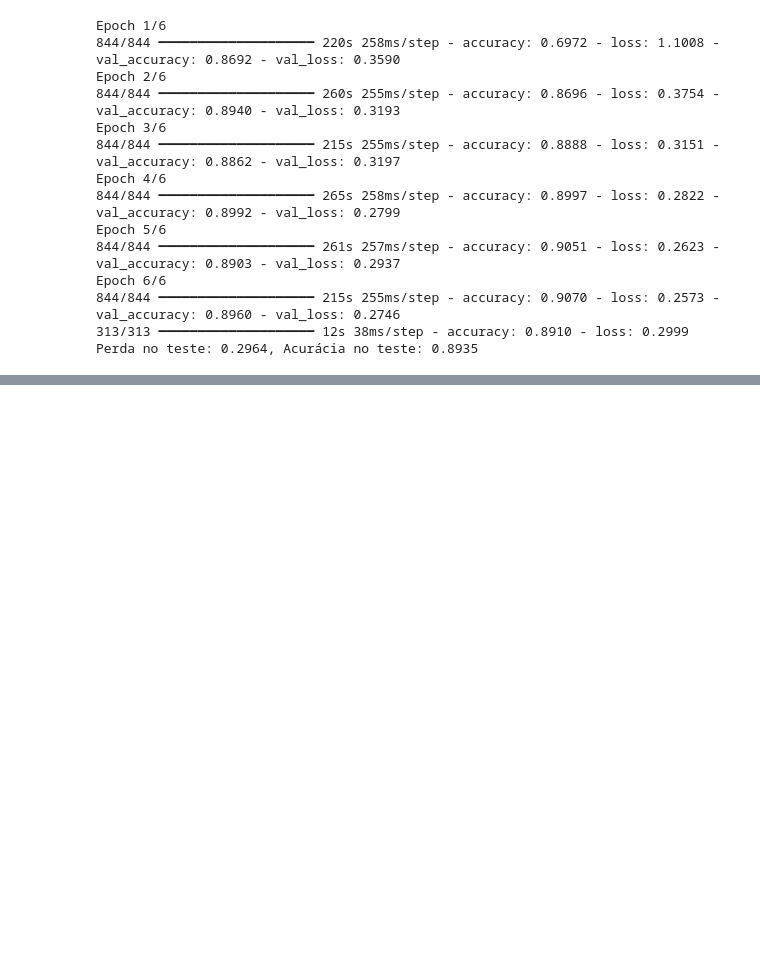
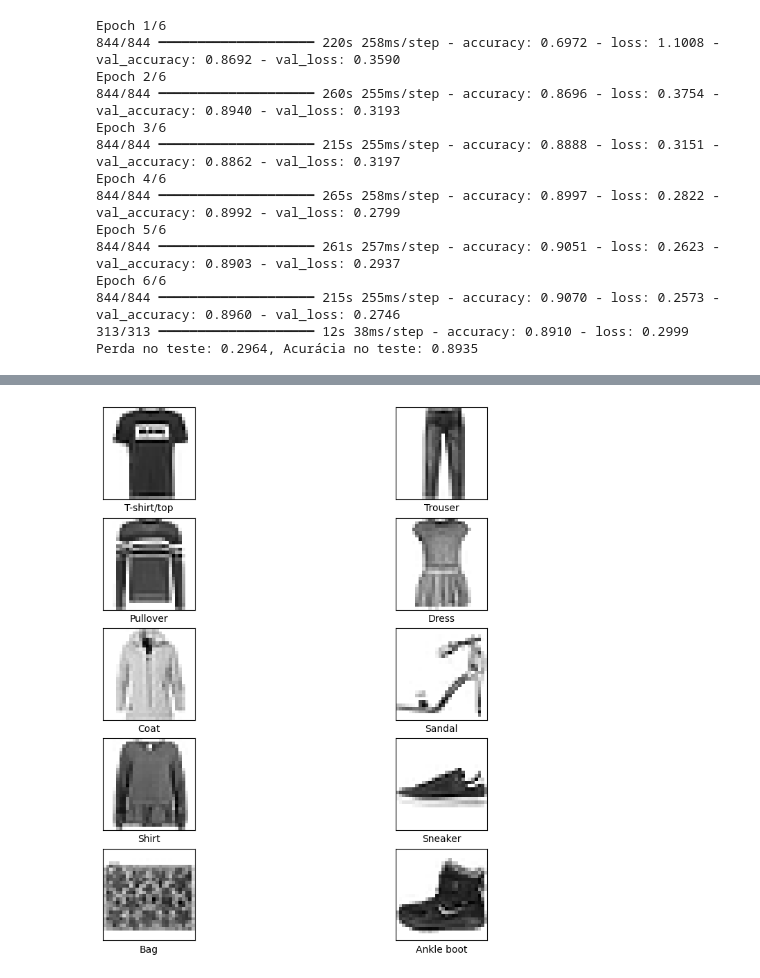
Before and after one commit to Guilherme-Mariano/IA, a Jupyter notebook: alexnet_keras.ipynb, the cells around one changed output, grey strips where cells are left out. Saved outputs shown, nothing was run; the diff lists cells and outputs as text; code cells hidden in the pictures; blank space fills up the shorter version.

```diff
--- a/alexnet_keras.ipynb
+++ b/alexnet_keras.ipynb
@@ -115,0 +213,23 @@ Perda no teste: 0.2964, Acurácia no teste: 0.8935
+# %%
+(x_train, y_train), (x_test, y_test) = fashion_mnist.load_data()
+# %%
+exemplos_por_classe = {}
+
+for i in range(len(x_train)):
+    rotulo = y_train[i]
+    if rotulo not in exemplos_por_classe:
+        exemplos_por_classe[rotulo] = x_train[i]
+    if len(exemplos_por_classe) == len(nomes_das_classes):
+        break
+
+plt.figure(figsize=(10, 10))
+for i in range(len(nomes_das_classes)):
+    plt.subplot(5, 2, i + 1)
+    plt.xticks([])
+    plt.yticks([])
+    plt.grid(False)
+    plt.imshow(exemplos_por_classe[i], cmap=plt.cm.binary)
+    plt.xlabel(nomes_das_classes[i])
+plt.show()
+# %% [output]
+[figure, added]
```
Also changed, not shown: parts of 5 cells of this notebook.
